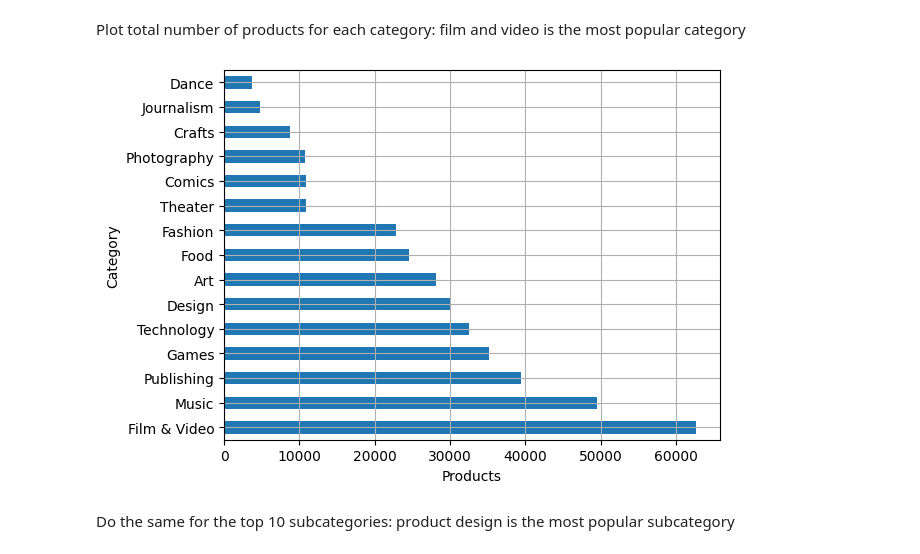
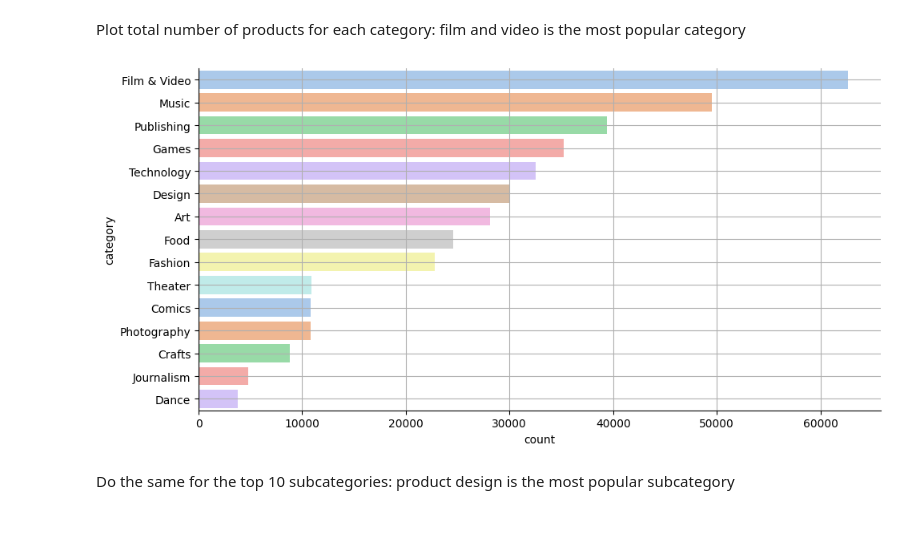
Before and after one commit to eulogi92/Portfolio, a Jupyter notebook: Python/3. KICKSTARTER PROJECTS/Python_Project_Kickstarter.ipynb, the cells around one changed output. Cells and saved outputs as stored; diff of their text form; code cells hidden in the pictures; blank space fills up the shorter version.

```diff
--- a/Python/3. KICKSTARTER PROJECTS/Python_Project_Kickstarter.ipynb
+++ b/Python/3. KICKSTARTER PROJECTS/Python_Project_Kickstarter.ipynb
@@ -144,13 +149,14 @@ Unique number of subcategories: 159
 Unique number of countries: 22
 # %% [markdown]
 Plot total number of products for each category: film and video is the most popular category
-# %%
-df["Category"].value_counts().plot(kind="barh")
-plt.xlabel("Products")
-plt.ylabel("Category")
-plt.grid()
-plt.show()
-# %% [output]
-[figure, removed]
+# %%
+data=pd.DataFrame({'index':df["Category"].value_counts().index, 'values':df["Category"].value_counts().values})
+sns.catplot(data=data, x=data['values'], y=data['index'], kind="bar", palette="pastel", legend=False,height = 5, aspect = 2)
+plt.grid()
+plt.xlabel("count")
+plt.ylabel("category")
+plt.show()
+# %% [output]
+[figure, added]
 # %% [markdown]
 Do the same for the top 10 subcategories: product design is the most popular subcategory
```
Also changed, not shown: parts of 16 cells of this notebook.
